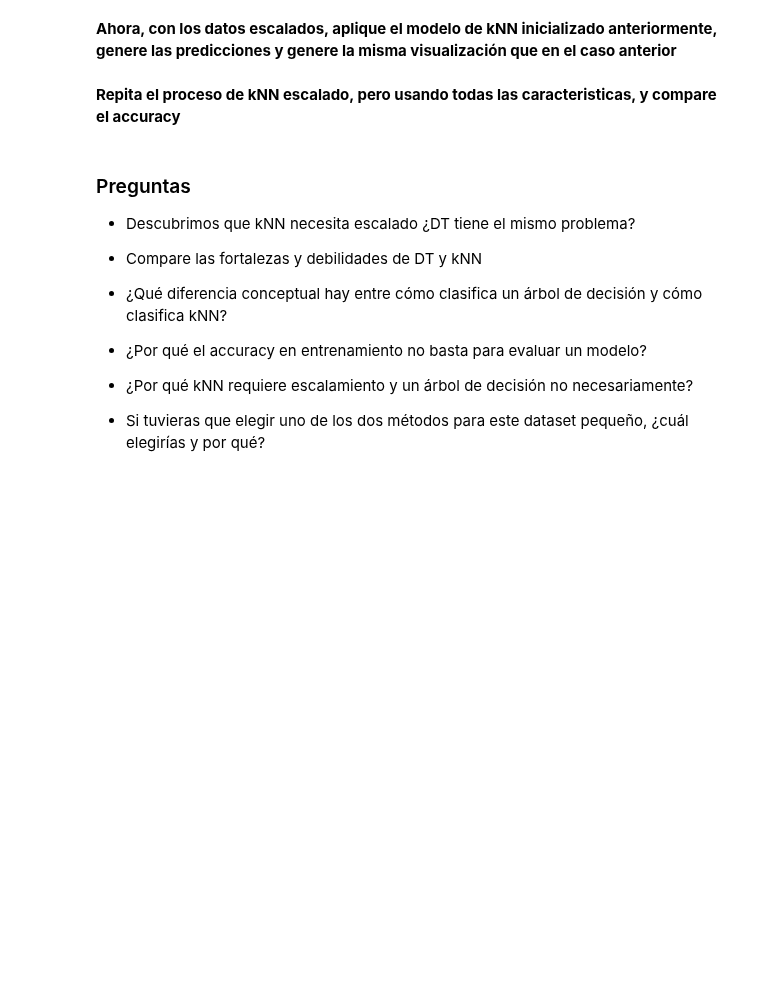
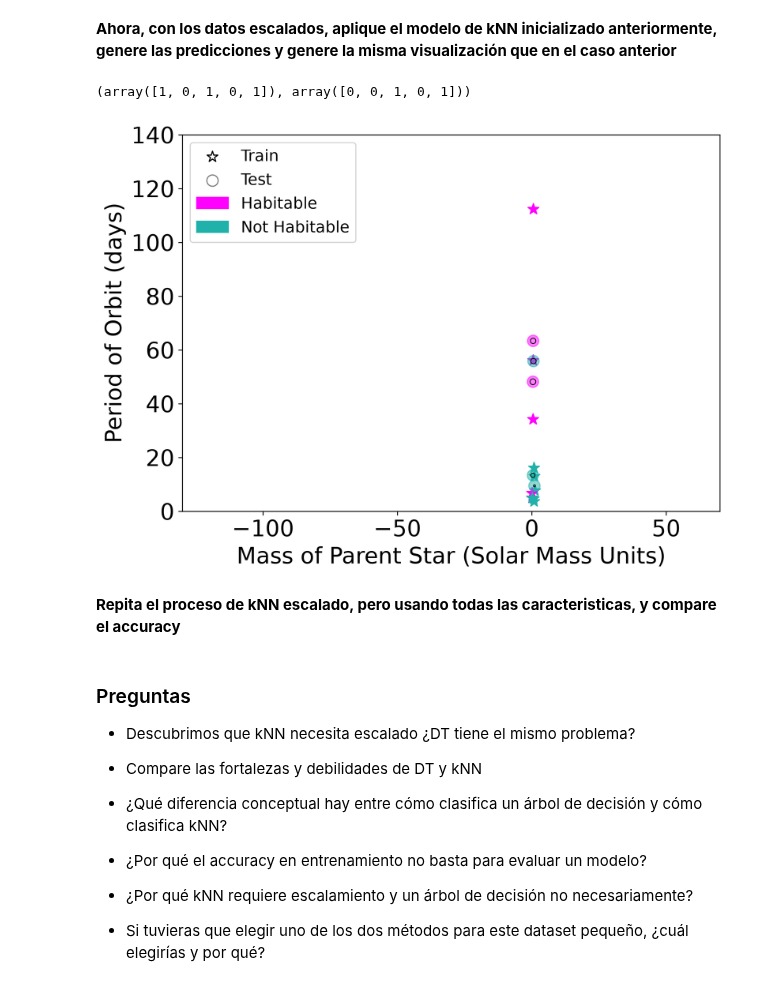
Before and after one commit to tobi557/ML_USM, a Jupyter notebook: Actividades/Semana3_AD_kNN.ipynb, the cells around one changed output. Saved outputs shown, nothing was run; the diff lists cells and outputs as text; code cells hidden in the pictures; blank space fills up the shorter version.

```diff
--- a/Actividades/Semana3_AD_kNN.ipynb
+++ b/Actividades/Semana3_AD_kNN.ipynb
@@ -428,5 +710,60 @@ scaler.inverse_transform #esto invierte el escalado si es necesario
 # %% [markdown]
 **Ahora, con los datos escalados, aplique el modelo de kNN inicializado anteriormente, genere las predicciones y genere la misma visualización que en el caso anterior**
+# %%
+model.fit(scaledXTrain[:,:2],ytrain) #esto ajusta el modelo que se usa para hacer predicciones en nuevas instancias
+ytestpred2 = model.predict(scaledXtest[:,:2]) #esto ajsta el modelo en los datos de prueba
+# %%
+ytestpred2, ytest.values
+# %% [output]
+(array([1, 0, 1, 0, 1]), array([0, 0, 1, 0, 1]))
+# %%
+plt.figure(figsize=(10,6))
+cmap = matplotlib.colors.LinearSegmentedColormap.from_list("", ['#20B2AA','#FF00FF'])
+
+
+a= plt.scatter(TrainSet['S_MASS'], TrainSet['P_PERIOD'], marker = '*',facecolor = 'None',\
+            c = TrainSet['P_HABITABLE'], s = 100, label = 'Train', cmap=cmap)
+
+#a.set_facecolor('none')
+
+
+a= plt.scatter(TestSet['S_MASS'], TestSet['P_PERIOD'], marker = 'o',facecolor = 'None',\
+            c = TestSet['P_HABITABLE'], s = 100, label = 'Test', cmap=cmap, alpha=0.5)
+
+#a.set_facecolor('none')
+
+for i in range(len(TestSet)): #plot neighbors
+
+    circle1=plt.Circle((TestSet['S_MASS'].iloc[i],TestSet['P_PERIOD'].iloc[i]),model.kneighbors(scaledXtest[:,:2])[0][i,2],\
+                       lw = 0.7, edgecolor='k',facecolor='none')
+    plt.gca().add_artist(circle1)
+
+plt.gca().set_aspect(1)
+
+bluepatch = mpatches.Patch(color='#20B2AA', label='Not Habitable')
+magentapatch = mpatches.Patch(color='#FF00FF', label='Habitable')
+
+plt.legend();
+
+ax = plt.gca()
+leg = ax.get_legend()
+leg.legend_handles[0].set_color('k')
+leg.legend_handles[0].set_facecolor('none')
+leg.legend_handles[1].set_color('k')
+leg.legend_handles[1].set_facecolor('none')
+
+
+plt.legend(handles=[leg.legend_handles[0],leg.legend_handles[1], magentapatch, bluepatch],\
+           loc = 'upper left', fontsize = 14)
+
+plt.xlim(-130,70)
+plt.ylim(0,140)
+plt.xlabel('Mass of Parent Star (Solar Mass Units)')
+plt.ylabel('Period of Orbit (days)');
+
+#plt.savefig('HabPlanetsKNN2features.png', dpi = 300)
+# %% [output]
+[figure, added]
 # %% [markdown]
 **Repita el proceso de kNN escalado, pero usando todas las caracteristicas, y compare el accuracy**
 # %% [markdown]
```
Also changed, not shown: parts of 44 cells of this notebook.
